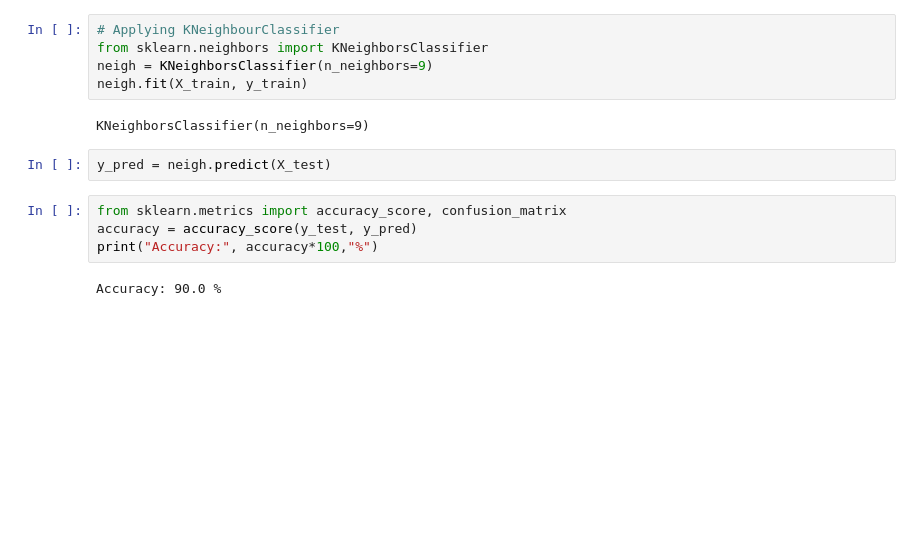
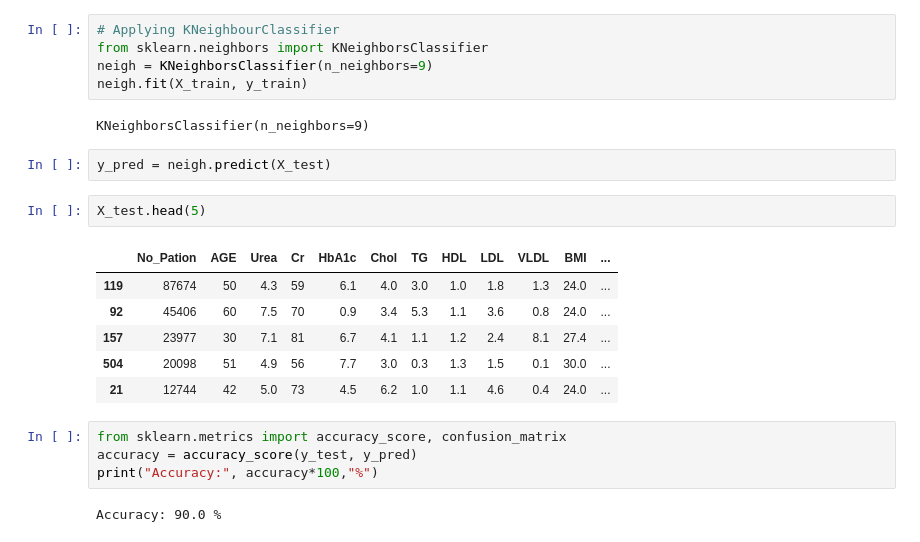
Before and after one commit to NaumanAnwar97/KNN-Classification, a Jupyter notebook: KNN_ClassificationAlgorithm.ipynb, the cells around one changed output. Cells and saved outputs as stored; diff of their text form; blank space fills up the shorter version.

```diff
--- a/KNN_ClassificationAlgorithm.ipynb
+++ b/KNN_ClassificationAlgorithm.ipynb
@@ -104,6 +104,15 @@ neigh.fit(X_train, y_train)
 KNeighborsClassifier(n_neighbors=9)
 # %%
 y_pred = neigh.predict(X_test)
+# %%
+X_test.head(5)
+# %% [output]
+|  | No_Pation | AGE | Urea | Cr | HbA1c | Chol | TG | HDL | LDL | VLDL | BMI | ... |
+| 119 | 87674 | 50 | 4.3 | 59 | 6.1 | 4.0 | 3.0 | 1.0 | 1.8 | 1.3 | 24.0 | ... |
+| 92 | 45406 | 60 | 7.5 | 70 | 0.9 | 3.4 | 5.3 | 1.1 | 3.6 | 0.8 | 24.0 | ... |
+| 157 | 23977 | 30 | 7.1 | 81 | 6.7 | 4.1 | 1.1 | 1.2 | 2.4 | 8.1 | 27.4 | ... |
+| 504 | 20098 | 51 | 4.9 | 56 | 7.7 | 3.0 | 0.3 | 1.3 | 1.5 | 0.1 | 30.0 | ... |
+| 21 | 12744 | 42 | 5.0 | 73 | 4.5 | 6.2 | 1.0 | 1.1 | 4.6 | 0.4 | 24.0 | ... |
 # %%
 from sklearn.metrics import accuracy_score, confusion_matrix
 accuracy = accuracy_score(y_test, y_pred)
```
Also changed, not shown: parts of 1 cell of this notebook.
